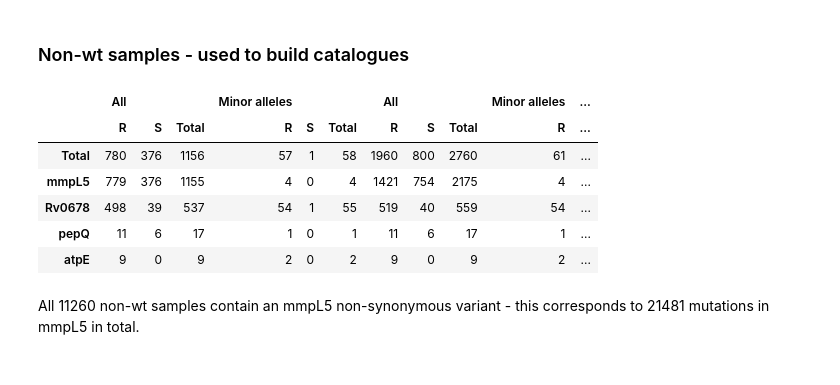
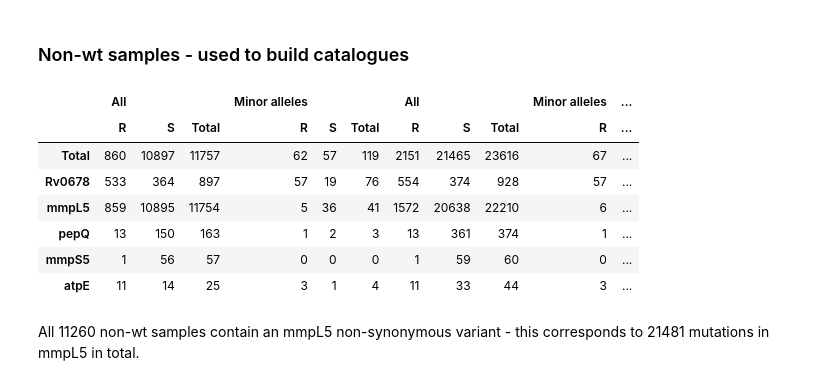
Before and after one commit to fowler-lab/tb-bdq-cat, a Jupyter notebook: manuscript.ipynb, the cells around one changed output. Saved outputs shown, nothing was run; the diff lists cells and outputs as text; code cells hidden in the pictures.

```diff
--- a/manuscript.ipynb
+++ b/manuscript.ipynb
@@ -93,6 +108,7 @@ print(f".. of these {phenotypes_nicd[(phenotypes_nicd.PHENOTYPE=='R')].index.nun
 phenotypes_nicd.reset_index(inplace=True)
 phenotypes_nicd = phenotypes_nicd.groupby("UNIQUEID").apply(Helpers.FilterMultiplePhenos)
 phenotypes_nicd.reset_index(drop=True, inplace=True)
+phenotypes_nicd.set_index('UNIQUEID',inplace=True)
 # %% [output]
 The NICD dataset has 1168 unique isolates with a BDQ MGIT960 DST measurement
 
@@ -132,34 +148,12 @@ pd.crosstab(phenotypes.PHENOTYPE, phenotypes.METHOD_3, margins=True)
 # %% [markdown]
 ## Data prep for catalogue building
 # %%
-phenotypes.reset_index(inplace=True)
-phenotypes = (
-    phenotypes.groupby("UNIQUEID")
-    .apply(Helpers.FilterMultiplePhenos)
-    .reset_index(drop=True)
-)
-
-# create Gene@Mutation
-mutations["GENE_MUT"] = mutations.apply(
-    lambda x: f"{x['GENE']}@{x['MINOR_MUTATION'] if x['IS_MINOR_ALLELE'] else x['MUTATION']}",
-    axis=1,
-)
-mutations["IS_SYNONYMOUS"] = mutations["GENE_MUT"].apply(
-    lambda x: x.split("@")[-1][0] == x.split("@")[-1][-1]
-)
-mutations["FRS"] = mutations.apply(
-    lambda x: 1 if not x["IS_MINOR_ALLELE"] else x["FRS"], axis=1
-)
-
 # Filter out synonymous mutations
 cat_mutations = mutations[~mutations["IS_SYNONYMOUS"]].copy()
-cat_mutations.reset_index(inplace=True)
+# cat_mutations.reset_index(inplace=True)
 
 # Merge genomes and phenotypes tables
-genomes.reset_index(inplace=True)
-samples = pd.merge(genomes, phenotypes, on="UNIQUEID", how="inner")[
-    ["UNIQUEID", "DRUG", "SOURCE", "METHOD_3", "PHENOTYPE", "METHOD_MIC"]
-]
+samples = phenotypes.join(genomes, how="inner")[["DRUG", "SOURCE", "METHOD_3", "PHENOTYPE", "METHOD_MIC"]]
 
 piezo_wildcards = {
     "Rv0678@*=": {"pred": "S", "evid": {}},
@@ -201,16 +195,18 @@ We use high quality phenotypes due to low signal in CRypTIC 1, and therefore goo
 # %% [markdown]
 ### Non-wt samples - used to build catalogues
 # %%
-all_cat = pd.merge(cat_mutations, phenotypes, on=["UNIQUEID"], how="inner")
+all_cat = cat_mutations.join(phenotypes, how='inner')
+all_cat.reset_index(inplace=True)
 Helpers.CombinedDataTable((all_cat[all_cat.FRS>=0.75]))
 # %% [output]
 |  | All |  |  | Minor alleles |  |  | All |  |  | Minor alleles | ... |
 |  | R | S | Total | R | S | Total | R | S | Total | R | ... |
-| Total | 780 | 376 | 1156 | 57 | 1 | 58 | 1960 | 800 | 2760 | 61 | ... |
-| mmpL5 | 779 | 376 | 1155 | 4 | 0 | 4 | 1421 | 754 | 2175 | 4 | ... |
-| Rv0678 | 498 | 39 | 537 | 54 | 1 | 55 | 519 | 40 | 559 | 54 | ... |
-| pepQ | 11 | 6 | 17 | 1 | 0 | 1 | 11 | 6 | 17 | 1 | ... |
-| atpE | 9 | 0 | 9 | 2 | 0 | 2 | 9 | 0 | 9 | 2 | ... |
+| Total | 860 | 10897 | 11757 | 62 | 57 | 119 | 2151 | 21465 | 23616 | 67 | ... |
+| Rv0678 | 533 | 364 | 897 | 57 | 19 | 76 | 554 | 374 | 928 | 57 | ... |
+| mmpL5 | 859 | 10895 | 11754 | 5 | 36 | 41 | 1572 | 20638 | 22210 | 6 | ... |
+| pepQ | 13 | 150 | 163 | 1 | 2 | 3 | 13 | 361 | 374 | 1 | ... |
+| mmpS5 | 1 | 56 | 57 | 0 | 0 | 0 | 1 | 59 | 60 | 0 | ... |
+| atpE | 11 | 14 | 25 | 3 | 1 | 4 | 11 | 33 | 44 | 3 | ... |
 # %% [markdown]
 All 11260 non-wt samples contain an mmpL5 non-synonymous variant - this corresponds to 21481 mutations in mmpL5 in total.
 # %% [markdown]
```
Also changed, not shown: parts of 12 cells of this notebook, 2 other files.
